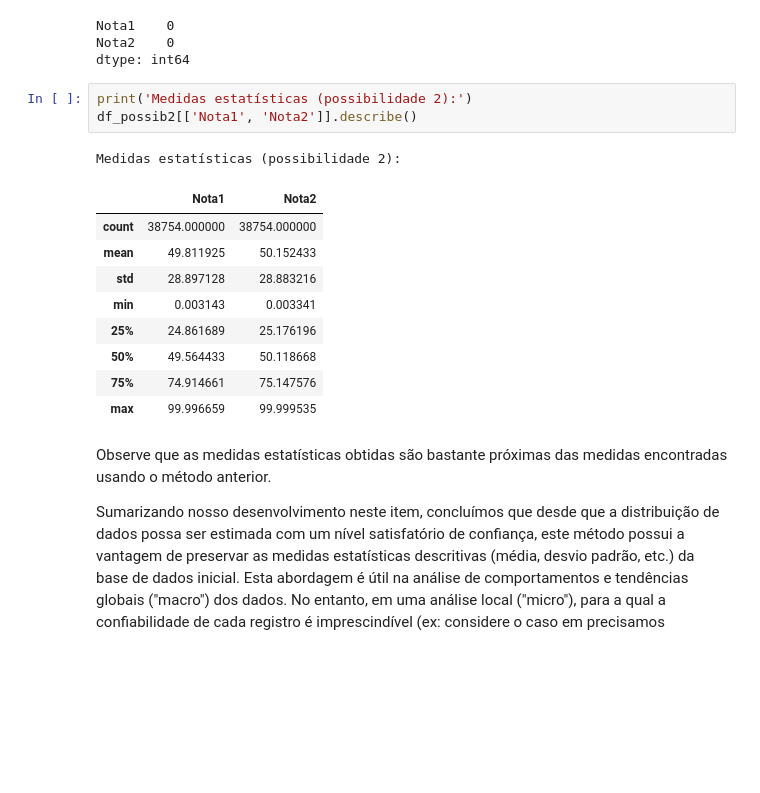
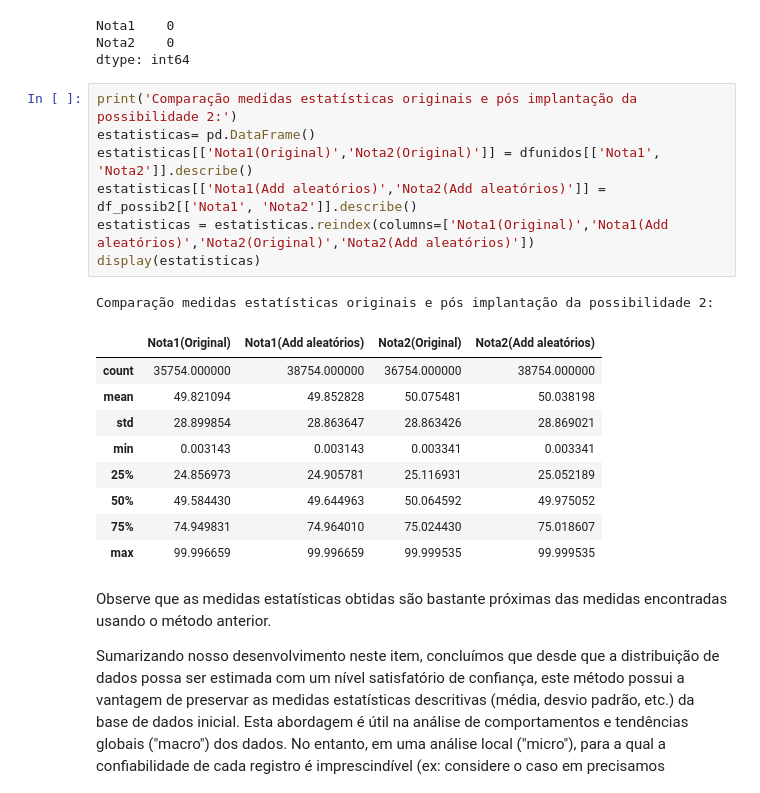
Before and after one commit to KelvinPichinini/lm-data-modulo2-projeto-final, a Jupyter notebook: Proj_1_pandas_notebook.ipynb, the cells around one changed output. Cells and saved outputs as stored; diff of their text form; blank space fills up the shorter version.

```diff
--- a/Proj_1_pandas_notebook.ipynb
+++ b/Proj_1_pandas_notebook.ipynb
@@ -392,19 +399,23 @@ Nota1    0
 Nota2    0
 dtype: int64
 # %%
-print('Medidas estatísticas (possibilidade 2):')
-df_possib2[['Nota1', 'Nota2']].describe()
+print('Comparação medidas estatísticas originais e pós implantação da possibilidade 2:')
+estatisticas= pd.DataFrame()
+estatisticas[['Nota1(Original)','Nota2(Original)']] = dfunidos[['Nota1', 'Nota2']].describe()
+estatisticas[['Nota1(Add aleatórios)','Nota2(Add aleatórios)']] = df_possib2[['Nota1', 'Nota2']].describe()
+estatisticas = estatisticas.reindex(columns=['Nota1(Original)','Nota1(Add aleatórios)','Nota2(Original)','Nota2(Add aleatórios)'])
+display(estatisticas)
 # %% [output]
-Medidas estatísticas (possibilidade 2):
+Comparação medidas estatísticas originais e pós implantação da possibilidade 2:
-|  | Nota1 | Nota2 |
-| count | 38754.000000 | 38754.000000 |
-| mean | 49.811925 | 50.152433 |
-| std | 28.897128 | 28.883216 |
-| min | 0.003143 | 0.003341 |
-| 25% | 24.861689 | 25.176196 |
-| 50% | 49.564433 | 50.118668 |
-| 75% | 74.914661 | 75.147576 |
-| max | 99.996659 | 99.999535 |
+|  | Nota1(Original) | Nota1(Add aleatórios) | Nota2(Original) | Nota2(Add aleatórios) |
+| count | 35754.000000 | 38754.000000 | 36754.000000 | 38754.000000 |
+| mean | 49.821094 | 49.852828 | 50.075481 | 50.038198 |
+| std | 28.899854 | 28.863647 | 28.863426 | 28.869021 |
+| min | 0.003143 | 0.003143 | 0.003341 | 0.003341 |
+| 25% | 24.856973 | 24.905781 | 25.116931 | 25.052189 |
+| 50% | 49.584430 | 49.644963 | 50.064592 | 49.975052 |
+| 75% | 74.949831 | 74.964010 | 75.024430 | 75.018607 |
+| max | 99.996659 | 99.996659 | 99.999535 | 99.999535 |
 # %% [markdown]
 Observe que as medidas estatísticas obtidas são bastante próximas das medidas encontradas usando o método anterior.
 
```
Also changed, not shown: parts of 32 cells of this notebook.
